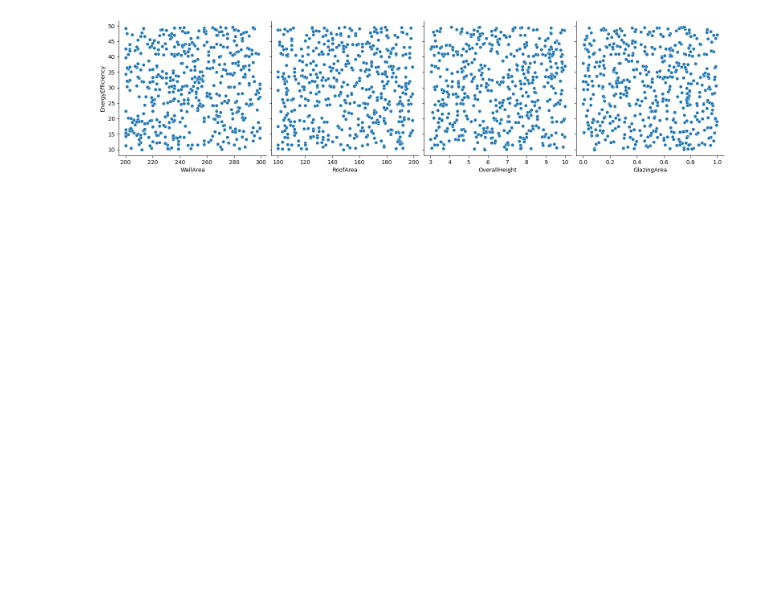
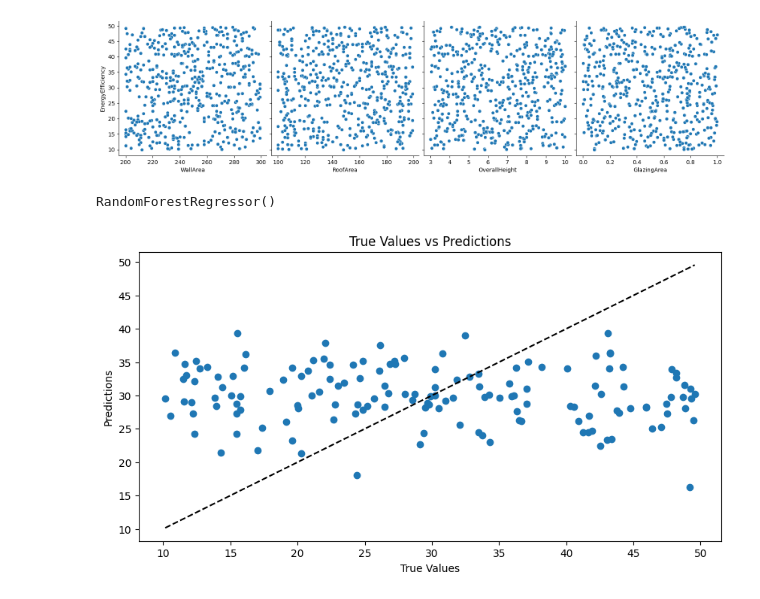
Before and after one commit to RichBen03/Machine-Learning, a Jupyter notebook: Supervised Learning/energy.ipynb, the cells around one changed output. Cells and saved outputs as stored; diff of their text form; code cells hidden in the pictures; blank space fills up the shorter version.

Commit message:
trained the model on the synthetic data, predicted the values and created a plot to check for the accurate values

```diff
--- a/Supervised Learning/energy.ipynb
+++ b/Supervised Learning/energy.ipynb
@@ -34,4 +26,4 @@ print(data_df.tail())
 # %%
-X = data_df.drop('EnergyEfficiency',axis=1)
-Y = data_df('EnergyEfficiency')
+x = data_df.drop('EnergyEfficiency',axis=1)
+y = data_df['EnergyEfficiency']
 # %%
@@ -39,3 +35,23 @@ sns.pairplot(data_df,x_vars=["WallArea","RoofArea","OverallHeight","GlazingArea"
 plt.show()
 # %% [output]
 [figure]
+# %%
+x_train,x_test , y_train,y_test =train_test_split(x,y,test_size=0.3,random_state=42)
+# %%
+model = RandomForestRegressor()
+model.fit(x_train,y_train)
+# %% [output]
+RandomForestRegressor()
+# %%
+predictions = model.predict(x_test)
+mse = mean_squared_error(y_test,predictions)
+# %%
+plt.figure(figsize=(10,5))
+plt.scatter(y_test,predictions)
+plt.xlabel("True Values")
+plt.ylabel("Predictions")
+plt.title("True Values vs Predictions")
+plt.plot([y_test.min(),y_test.max()],[y_test.min(),y_test.max()],'k--')
+plt.show()
+# %% [output]
+[figure, added]
```
Also changed, not shown: parts of 2 cells of this notebook.
